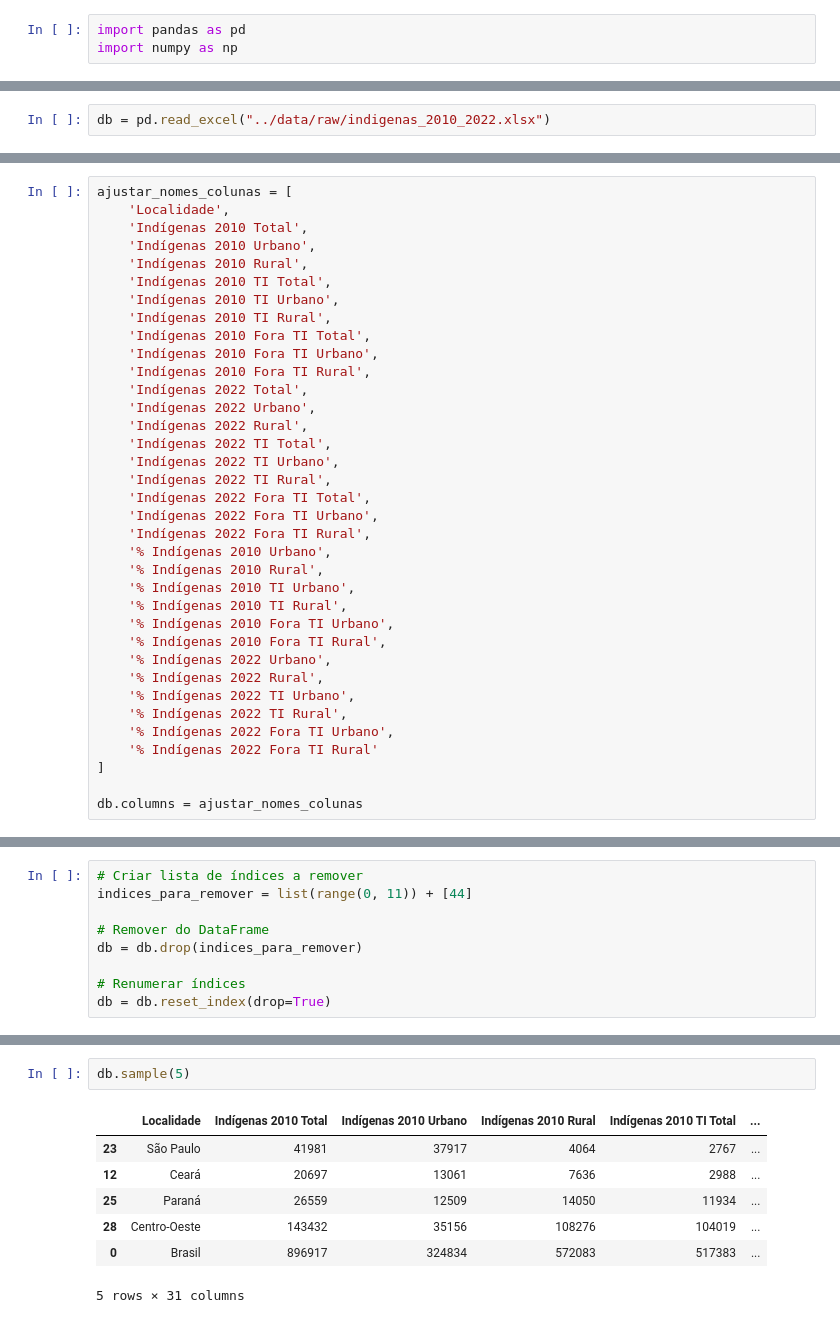
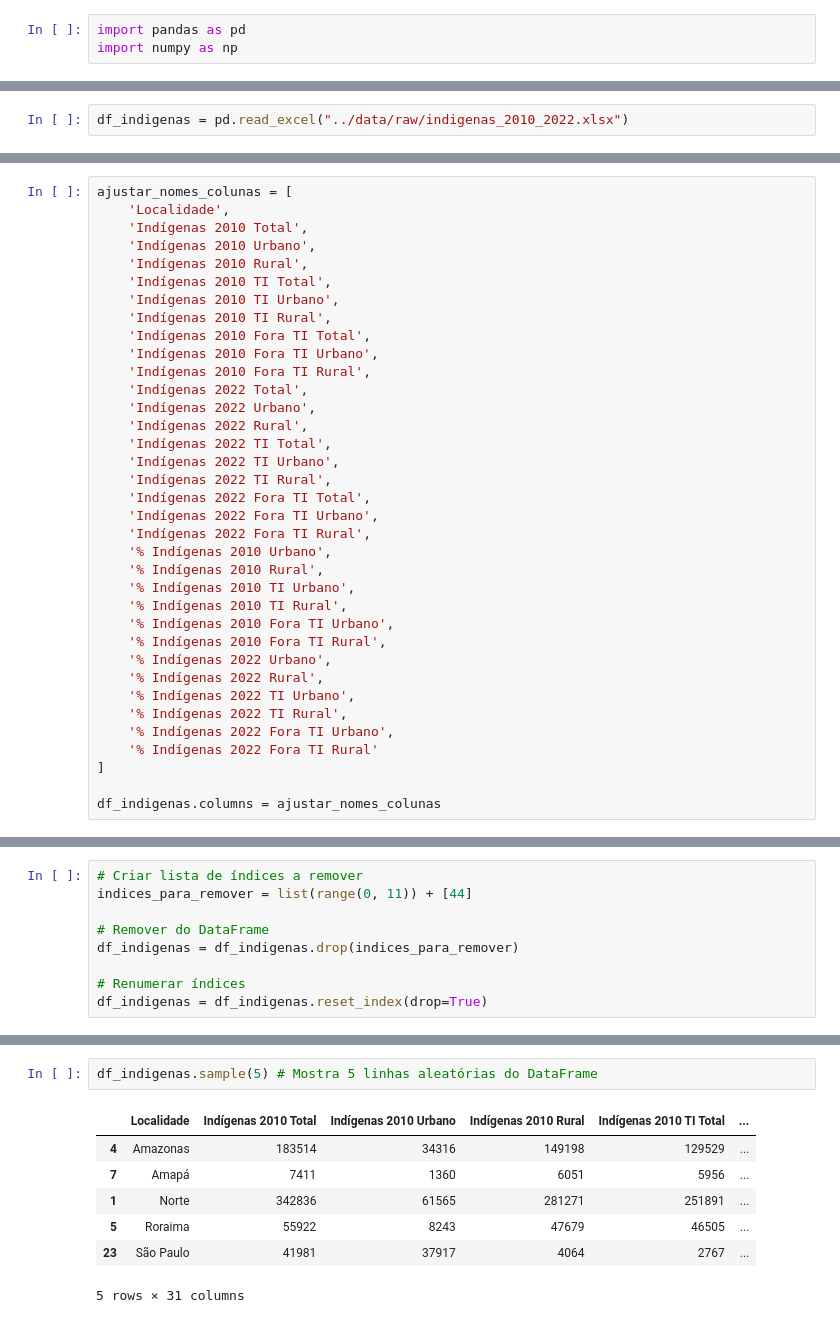
Before and after one commit to LUCASDNORONHA/exploracao-dados-indigenas-2010-2022, a Jupyter notebook: notebooks/01_preprocessing.ipynb, the cells around one changed output, grey strips where cells are left out. Saved outputs shown, nothing was run; the diff lists cells and outputs as text.

```diff
--- a/notebooks/01_preprocessing.ipynb
+++ b/notebooks/01_preprocessing.ipynb
@@ -25,3 +42,3 @@ import numpy as np
 # %%
-db = pd.read_excel("../data/raw/indigenas_2010_2022.xlsx")
+df_indigenas = pd.read_excel("../data/raw/indigenas_2010_2022.xlsx")
 # %% [markdown]
@@ -144,5 +167,5 @@ ajustar_nomes_colunas = [
     '% Indígenas 2022 Fora TI Rural'
 ]
 
-db.columns = ajustar_nomes_colunas
+df_indigenas.columns = ajustar_nomes_colunas
 # %%
@@ -201,8 +209,8 @@ Portanto, o DataFrame possui **45 linhas no total**, sendo apenas **33 referente
 indices_para_remover = list(range(0, 11)) + [44]
 
 # Remover do DataFrame
-db = db.drop(indices_para_remover)
+df_indigenas = df_indigenas.drop(indices_para_remover)
 
 # Renumerar índices
-db = db.reset_index(drop=True)
+df_indigenas = df_indigenas.reset_index(drop=True)
 # %% [markdown]
@@ -257,13 +261,13 @@ Números de linhas e colunas:  (33, 31)
 
 Nesta etapa, é possível carregar aleatoriamente cinco linhas do DataFrame para visualizar os dados. Recomenda-se executar esta célula diversas vezes, a fim de obter uma melhor compreensão dos dados e de suas inconsistências, sem a necessidade de imprimir o DataFrame completo.
 # %%
-db.sample(5)
+df_indigenas.sample(5) # Mostra 5 linhas aleatórias do DataFrame
 # %% [output]
 |  | Localidade | Indígenas 2010 Total | Indígenas 2010 Urbano | Indígenas 2010 Rural | Indígenas 2010 TI Total | ... |
+| 4 | Amazonas | 183514 | 34316 | 149198 | 129529 | ... |
+| 7 | Amapá | 7411 | 1360 | 6051 | 5956 | ... |
+| 1 | Norte | 342836 | 61565 | 281271 | 251891 | ... |
+| 5 | Roraima | 55922 | 8243 | 47679 | 46505 | ... |
 | 23 | São Paulo | 41981 | 37917 | 4064 | 2767 | ... |
-| 12 | Ceará | 20697 | 13061 | 7636 | 2988 | ... |
-| 25 | Paraná | 26559 | 12509 | 14050 | 11934 | ... |
-| 28 | Centro-Oeste | 143432 | 35156 | 108276 | 104019 | ... |
-| 0 | Brasil | 896917 | 324834 | 572083 | 517383 | ... |
 5 rows × 31 columns
 # %% [markdown]
```
Also changed, not shown: parts of 40 cells of this notebook, 5 other files.
